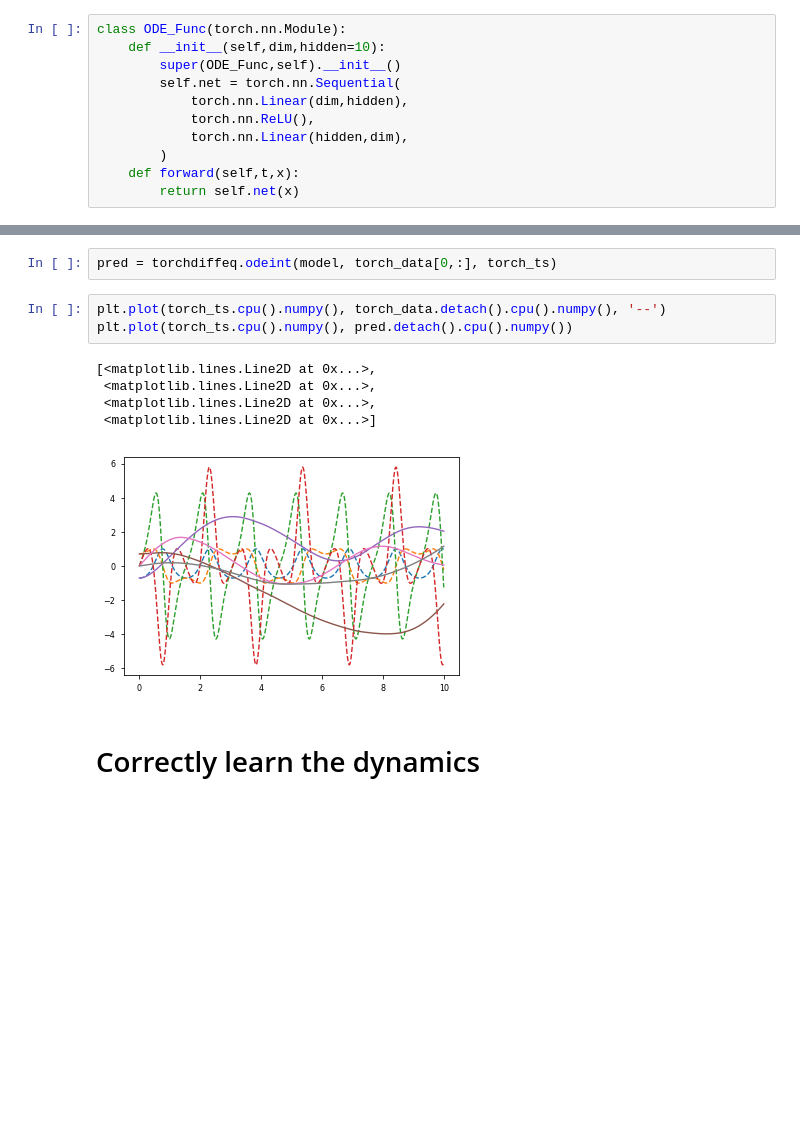
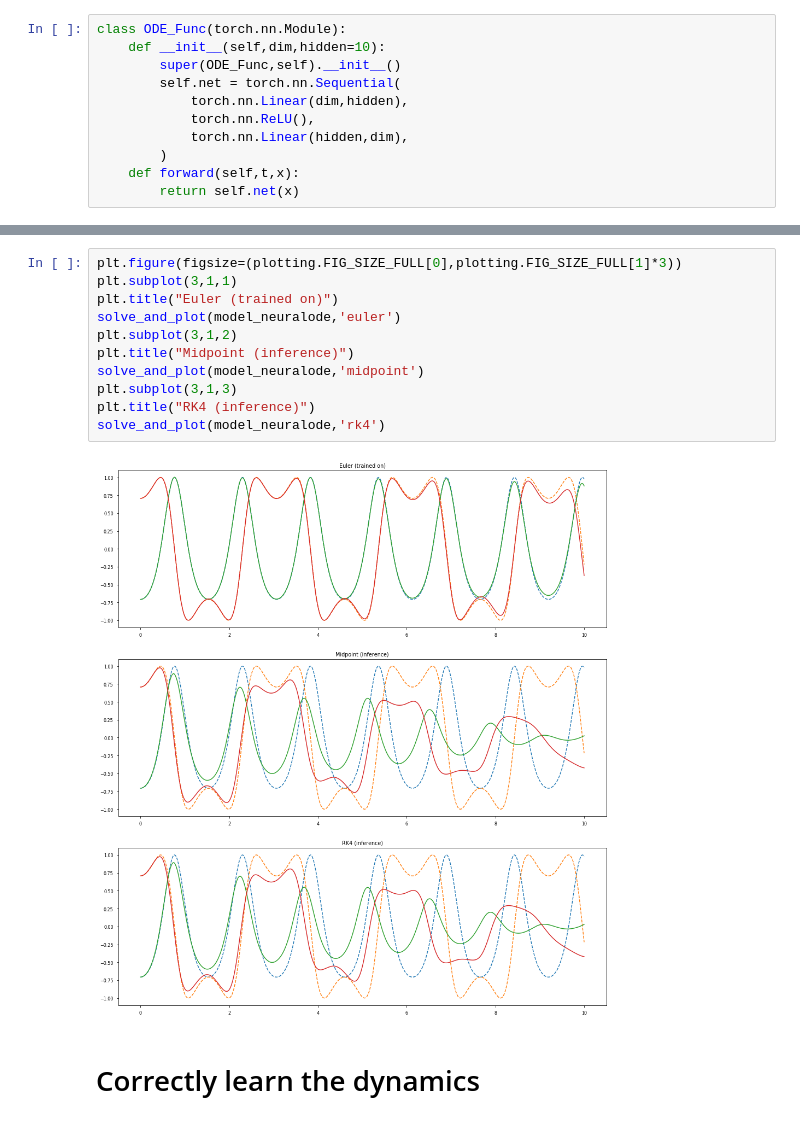
Before and after one commit to afqueiruga/on_learned_dynamics, a Jupyter notebook: NonlinearPendulum.ipynb, the cells around one changed output, grey strips where cells are left out. Drawn from its saved outputs; the diff is of its cells as text; blank space fills up the shorter version.

```diff
--- a/NonlinearPendulum.ipynb
+++ b/NonlinearPendulum.ipynb
@@ -220,13 +209,15 @@ plt.semilogy(losses)
-# %%
-pred = torchdiffeq.odeint(model, torch_data[0,:], torch_ts)
-# %%
-plt.plot(torch_ts.cpu().numpy(), torch_data.detach().cpu().numpy(), '--')
-plt.plot(torch_ts.cpu().numpy(), pred.detach().cpu().numpy())
-# %% [output]
-[<matplotlib.lines.Line2D at 0x...>,
- <matplotlib.lines.Line2D at 0x...>,
- <matplotlib.lines.Line2D at 0x...>,
- <matplotlib.lines.Line2D at 0x...>]
-[figure, removed]
+# %%
+plt.figure(figsize=(plotting.FIG_SIZE_FULL[0],plotting.FIG_SIZE_FULL[1]*3))
+plt.subplot(3,1,1)
+plt.title("Euler (trained on)")
+solve_and_plot(model_neuralode,'euler')
+plt.subplot(3,1,2)
+plt.title("Midpoint (inference)")
+solve_and_plot(model_neuralode,'midpoint')
+plt.subplot(3,1,3)
+plt.title("RK4 (inference)")
+solve_and_plot(model_neuralode,'rk4')
+# %% [output]
+[figure, added]
 # %% [markdown]
 # Correctly learn the dynamics
```
Also changed, not shown: parts of 21 cells of this notebook, 1 other file.
